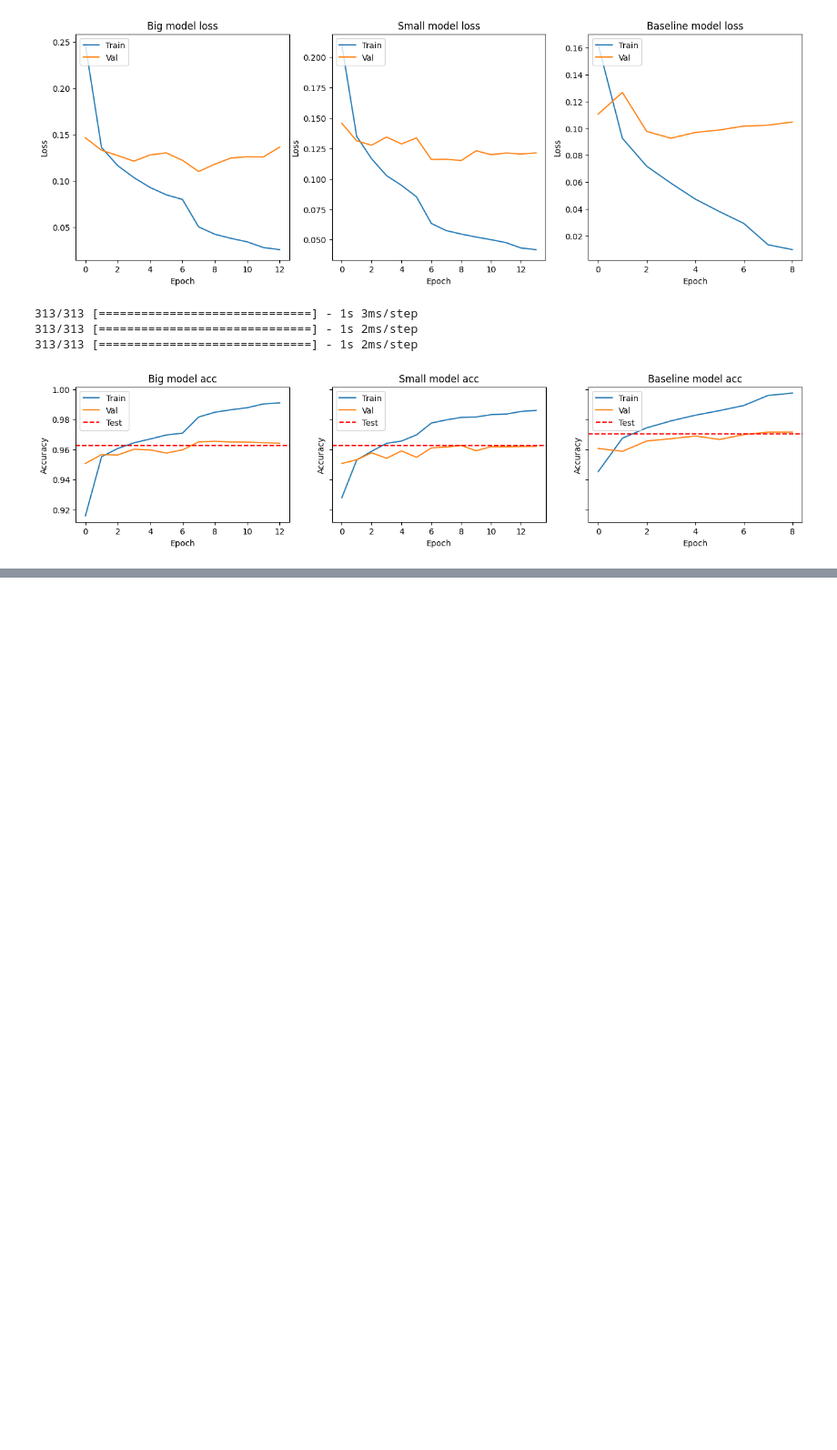
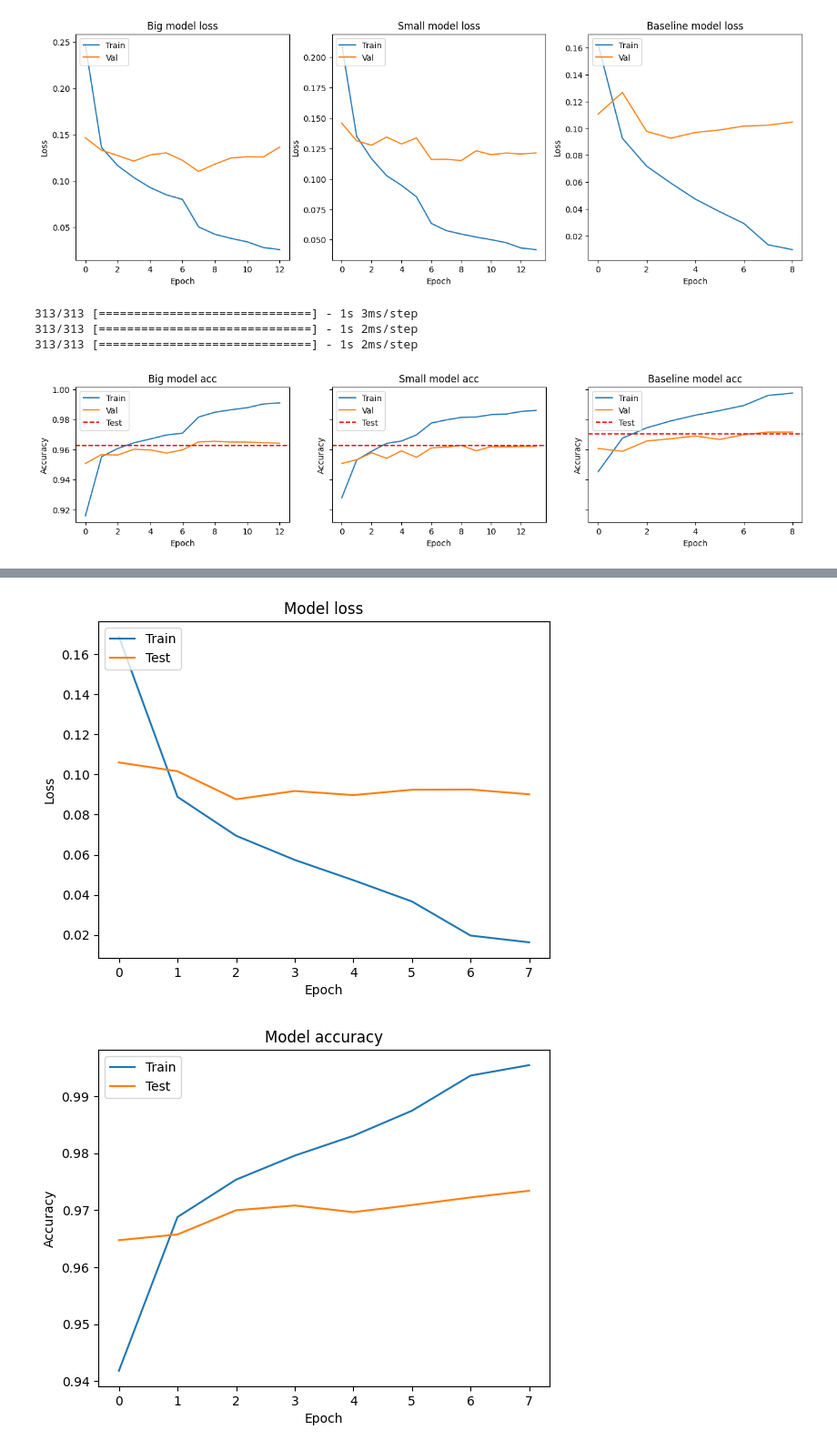
Before and after one commit to pablorodriper/fashion-mnist, a Jupyter notebook: notebooks/experiments.ipynb, the cells around one changed output, grey strips where cells are left out. Shown at 91% size. Drawn from its saved outputs; the diff is of its cells as text; code cells hidden in the pictures; blank space fills up the shorter version.

```diff
--- a/notebooks/experiments.ipynb
+++ b/notebooks/experiments.ipynb
@@ -493,0 +521,52 @@ plt.show()
+# %%
+train_x, train_y, test_x, test_y = load_data()
+train_x, test_x = cast_and_normalize_images(train_x, test_x)
+train_x, val_x, train_y, val_y = train_test_split(
+    train_x,
+    train_y,
+    test_size=0.2,
+    shuffle=True,
+    random_state=42,
+)
+
+# Train model
+big_model = get_model()
+
+reduce_lr = ReduceLROnPlateau(monitor='val_loss', factor=0.2, patience=3, min_lr=0.001)
+early_stop = EarlyStopping(monitor='val_loss', patience=5)
+
+big_model.fit(train_x, train_y,
+          epochs=16, batch_size=16,
+          validation_data=(val_x, val_y),
+        #   class_weight={0: 0.25, 1: 1, 2: 1, 3: 0.333, 4: 1},
+          callbacks=[reduce_lr, early_stop],
+          verbose=1)
+
+# Plot loss and accuracy
+big_model_loss = big_model.history.history['loss']
+big_model_val_loss = big_model.history.history['val_loss']
+plt.plot(big_model_loss)
+plt.plot(big_model_val_loss)
+plt.title('Model loss')
+plt.ylabel('Loss')
+plt.xlabel('Epoch')
+plt.legend(['Train', 'Test'], loc='upper left')
+# plt.savefig('../plots/big_model_loss.png')
+plt.show()
+
+big_model_acc = big_model.history.history['accuracy']
+big_model_val_acc = big_model.history.history['val_accuracy']
+plt.plot(big_model_acc)
+plt.plot(big_model_val_acc)
+plt.title('Model accuracy')
+plt.ylabel('Accuracy')
+plt.xlabel('Epoch')
+plt.legend(['Train', 'Test'], loc='upper left')
+# plt.savefig('../plots/big_model_acc.png')
+plt.show()
+
+# Evaluate model
+y_pred = big_model.predict(test_x)
+print(classification_report(np.argmax(test_y, axis=1), np.argmax(y_pred, axis=1)))
+print(confusion_matrix(np.argmax(test_y, axis=1), np.argmax(y_pred, axis=1)))
+# %% [output]
@@ -493,0 +589,2 @@ plt.show()
+[figure, added]
+[figure, added]
```
Also changed, not shown: parts of 24 cells of this notebook.
